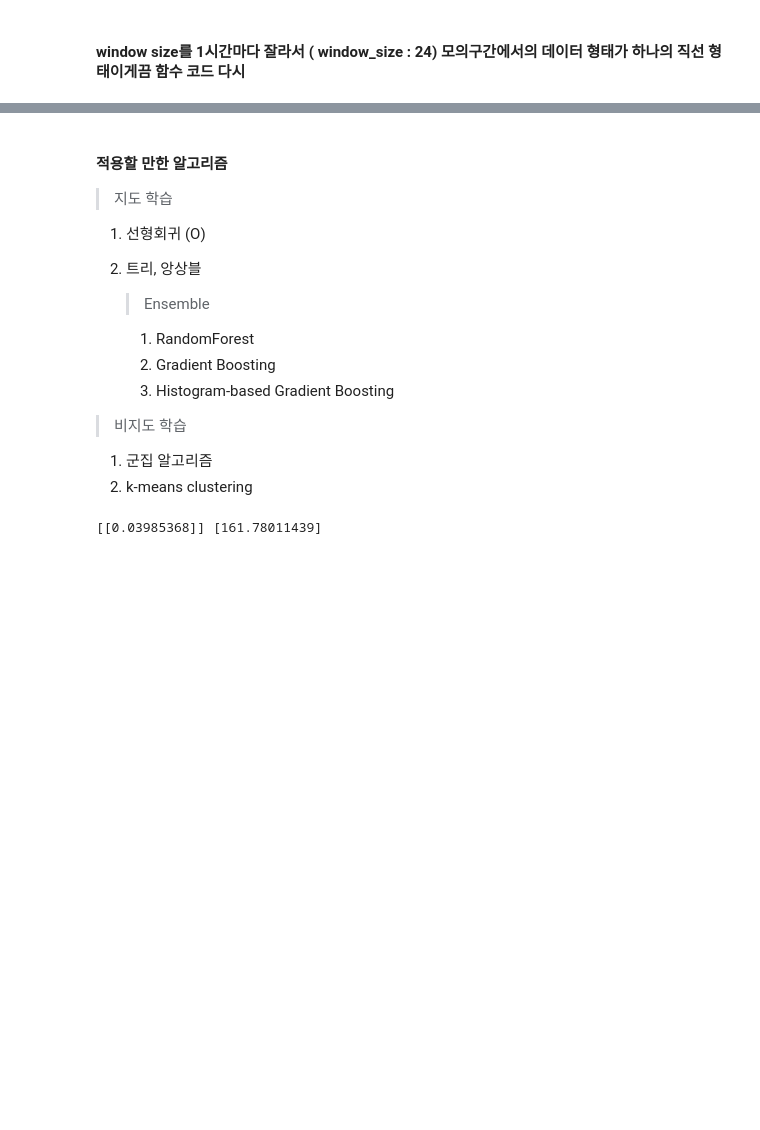
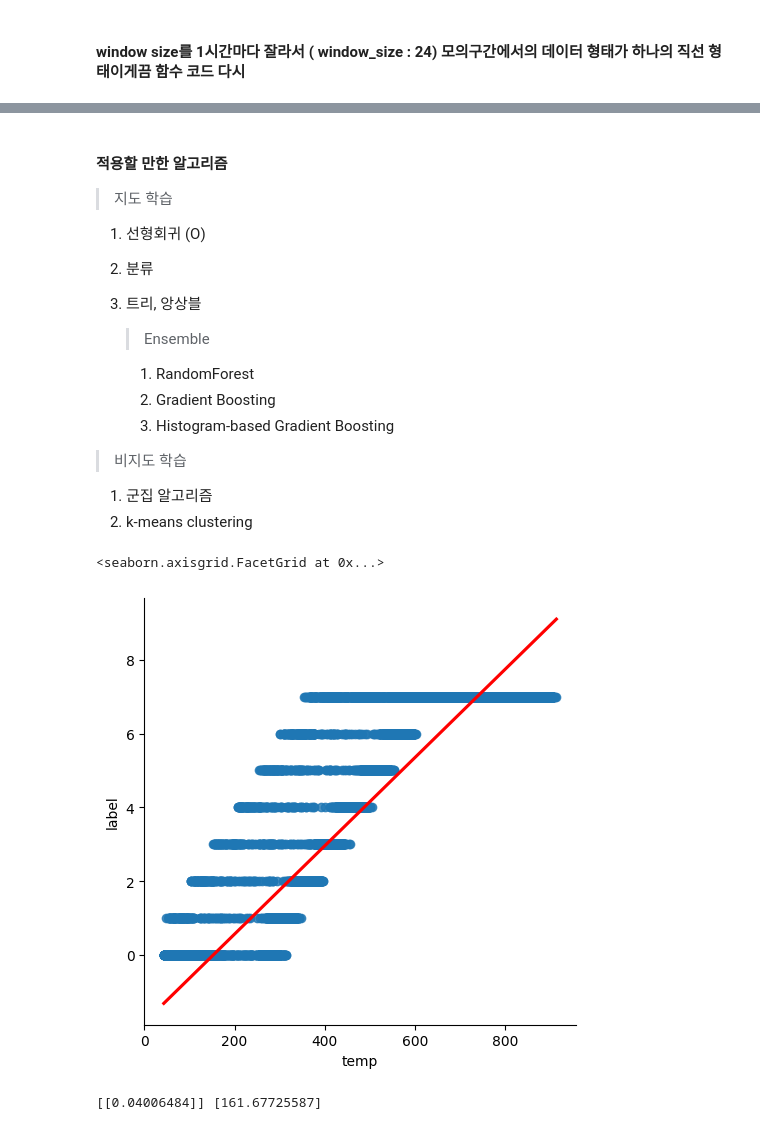
Before and after one commit to ksh914/hanhwa, a Jupyter notebook: data.ipynb, the cells around one changed output, grey strips where cells are left out. Cells and saved outputs as stored; diff of their text form; code cells hidden in the pictures; blank space fills up the shorter version.

```diff
--- a/data.ipynb
+++ b/data.ipynb
@@ -244,31 +231,0 @@ linear_function(L,N = 6, sector = 7).mean()
-# %%
-discuss_data = []
-label = []
-
-for i in range(6):
-    random_temp = np.random.choice(MEAN_TEMP_2_to_7,720)
-    data_tmp = linear_function(random_temp, N = 6, sector = i+1)
-    label_tmp = [i+1] * 720
-    np.random.shuffle(data_tmp)
-    discuss_data.extend(data_tmp)
-    label.extend(label_tmp)
-
-for i in range(6):
-    random_temp = np.random.choice(MEAN_TEMP_2_to_7,720)
-    data_tmp = linear_function(random_temp, N = 6, sector = 7)
-    label_tmp = [7] * 720
-    np.random.shuffle(data_tmp)
-    discuss_data.extend(data_tmp)
-    label.extend(label_tmp)
-
-len(discuss_data), len(label)
-
-df = pd.DataFrame({
-    'time' : np.arange(1,12913),
-    'temp' : np.concatenate([MEAN_TEMP_2_to_7, discuss_data], axis = 0),
-    'label' : np.concatenate([MEAN_TEMP_2_to_7_label, label], axis = 0)
-})
-
-MEAN_TEMP_2_to_7.extend(discuss_data)
-x = np.arange(len(MEAN_TEMP_2_to_7))
-sns.scatterplot(x = x, y = MEAN_TEMP_2_to_7)
@@ -276,7 +316,8 @@ sns.scatterplot(x = x, y = MEAN_TEMP_2_to_7)
 #### 적용할 만한 알고리즘
 > 지도 학습
 1. 선형회귀 (O)
-2. 트리, 앙상블
+2. 분류
+3. 트리, 앙상블
 
     > Ensemble
     1. RandomForest
@@ -285,6 +326,11 @@ sns.scatterplot(x = x, y = MEAN_TEMP_2_to_7)
 > 비지도 학습
 1. 군집 알고리즘
 2. k-means clustering
+# %%
+sns.lmplot(x = 'temp', y = 'label', data = df, line_kws = {'color':'red'})
+# %% [output]
+<seaborn.axisgrid.FacetGrid at 0x...>
+[figure, added]
 # %%
 from sklearn.linear_model import LinearRegression, LogisticRegression
 
@@ -292,10 +338,8 @@ x1 = df['time']
 y1 = df['temp']
 model = LinearRegression()
 model.fit(x1.values.reshape(-1,1), y1.values.reshape(-1,1))
-
-print(model.coef_, model.intercept_)
 # %% [output]
-[[0.03985368]] [161.78011439]
+[[0.04006484]] [161.67725587]
 # %%
 # for i in range(8):
 #     pivot_data = pd.read_csv('./csv파일/2451_general_pivot_{}.csv'.format(i+1), encoding = 'cp949')
```
Also changed, not shown: parts of 7 cells of this notebook.
